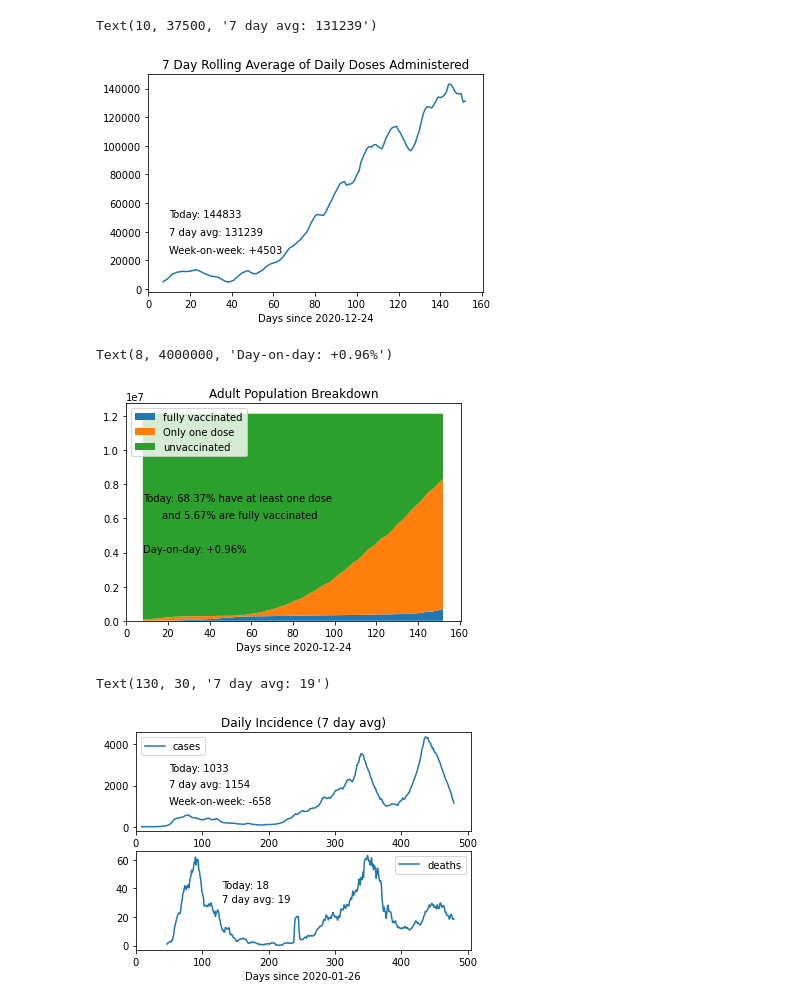
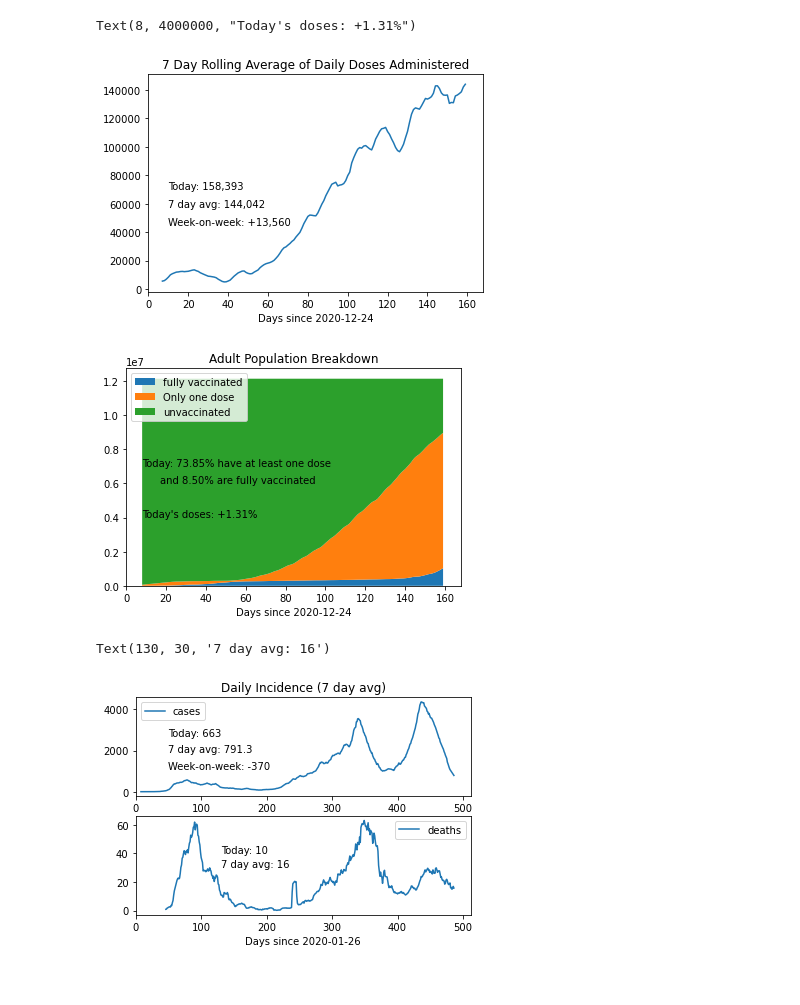
Before and after one commit to hatton-jasper9/covid-stats, a Jupyter notebook: covid-stats.ipynb, the cells around one changed output. Drawn from its saved outputs; the diff is of its cells as text; code cells hidden in the pictures.

```diff
--- a/covid-stats.ipynb
+++ b/covid-stats.ipynb
@@ -101,37 +114,47 @@ Last updated: 2021-05-30
 # %%
-#Daily doses plots
+#Vaccine plots
 
+xx=np.arange(0,len(total_doses), step=1) #for the graph x axes
+
+#daily doses
 fig2,ax2=plt.subplots()
 ax2.set_title("7 Day Rolling Average of Daily Doses Administered")
-ax2.set_xlabel("Days since "+dates[0])
+ax2.set_xlabel("Days since "+dose_dates[0])
 ax2.plot(xx, doses_avg7)
 ax2.set_xlim([0,1.05*len(xx)])
-ax2.text(10,50000,"Today: {:n}".format(doses[-1]))
+ax2.text(10,70000,"Today: {:,}".format(doses[-1]))
 if doses_week_on_week < 0:
-    ax2.text(10,25000,"Week-on-week: -{:n}".format(doses_week_on_week))
+    ax2.text(10,45000,"Week-on-week: {:,}".format(doses_week_on_week))
 else:
-    ax2.text(10,25000,"Week-on-week: +{:n}".format(doses_week_on_week))
-ax2.text(10,37500,"7 day avg: {:n}".format(doses_avg7[-1]))
+    ax2.text(10,45000,"Week-on-week: +{:,}".format(doses_week_on_week))
+ax2.text(10,57500,"7 day avg: {:,.0f}".format(doses_avg7[-1]))
+
+#population breakdown
+
+popvec = np.full(len(xx), pop) #vector filled with total pop
+vacc = total_doses - full #number of people with at least one dose
+vacc_perc = vacc/pop
+unvacc = (popvec - vacc)
+one_dose = vacc - full #number of people with only one dose
+doses_week_on_week = doses[-1] - doses[-8]
+
+fig3,ax3=plt.subplots()
+ax3.stackplot(xx, full, one_dose, unvacc)
+ax3.legend(["fully vaccinated", "Only one dose", "unvaccinated"], loc="upper left")
+ax3.set_title("Adult Population Breakdown")
+ax3.set_xlabel("Days since " + dose_dates[0])
+ax3.set_xlim([0,1.05*len(xx)])
+ax3.text(8,7000000,"Today: {:.2%} have at least one dose".format(vacc_perc[-1]))
+ax3.text(17,6000000,"and {:.2%} are fully vaccinated".format(full[-1]/pop))
+ax3.text(8,4000000,"Today's doses: +{:.2%}".format(doses[-1]/pop))
 # %% [output]
-Text(10, 37500, '7 day avg: 131239')
+Text(8, 4000000, "Today's doses: +1.31%")
-[figure, old version]
+[figure, new version]
+[figure, added]
-# %%
-#Vaccination status plots
-
-fig3,ax3=plt.subplots()
-ax3.stackplot(xx, full, one_dose, unvacc)
-ax3.legend(["fully vaccinated", "Only one dose", "unvaccinated"], loc="upper left")
-ax3.set_title("Adult Population Breakdown")
-ax3.set_xlabel("Days since " + dates[0])
-ax3.set_xlim([0,1.05*len(xx)])
-ax3.text(8,7000000,"Today: {:.2%} have at least one dose".format(vacc_perc[-1]))
-ax3.text(17,6000000,"and {:.2%} are fully vaccinated".format(full[-1]/pop))
-ax3.text(8,4000000,"Day-on-day: +{:.2%}".format(vacc_perc[-1] - vacc_perc[-2]))
-# %% [output]
-Text(8, 4000000, 'Day-on-day: +0.96%')
-[figure, removed]
 # %%
 #Cases and deaths plots
+
+xx2=np.arange(0,len(cases), step=1)
 
 fig4,ax4=plt.subplots(2,1)
 ax4[0].plot(xx2,cases_avg7)
@@ -140,7 +163,11 @@ ax4[0].set_xlabel("Days since "+case_dates[0])
 ax4[0].legend(["cases"])
 ax4[0].set_xlim([0,1.05*len(xx2)])
 ax4[0].text(50, 2700, "Today: {:n}".format(cases[-1]))
-ax4[0].text(50, 1100, "Week-on-week: {:.4n}".format(cases[-1] - cases[-8]))
+weekonweek=cases[-1] - cases[-8]
+if weekonweek<0:
+    ax4[0].text(50, 1100, "Week-on-week: {:n}".format(weekonweek))
+else:
+    ax4[0].text(50, 1100, "Week-on-week: +{:n}".format(weekonweek))
 ax4[0].text(50, 1900, "7 day avg: {:.4n}".format(cases_avg7[-1]))
 
 ax4[1].plot(xx2,deaths_avg7)
@@ -148,9 +175,9 @@ ax4[1].legend(["deaths"])
 ax4[1].set_xlim([0,1.05*len(xx2)])
 ax4[1].set_xlabel("Days since "+case_dates[0])
 ax4[1].text(130, 40, "Today: {:n}".format(deaths[-1]))
-ax4[1].text(130, 30, "7 day avg: {:.2n}".format(deaths_avg7[-1]))
+ax4[1].text(130, 30, "7 day avg: {:.0f}".format(deaths_avg7[-1]))
 # %% [output]
-Text(130, 30, '7 day avg: 19')
+Text(130, 30, '7 day avg: 16')
-[figure, old version]
+[figure, new version]
 # %%
 #Reproductive number plots
```
Also changed, not shown: parts of 3 cells of this notebook.
